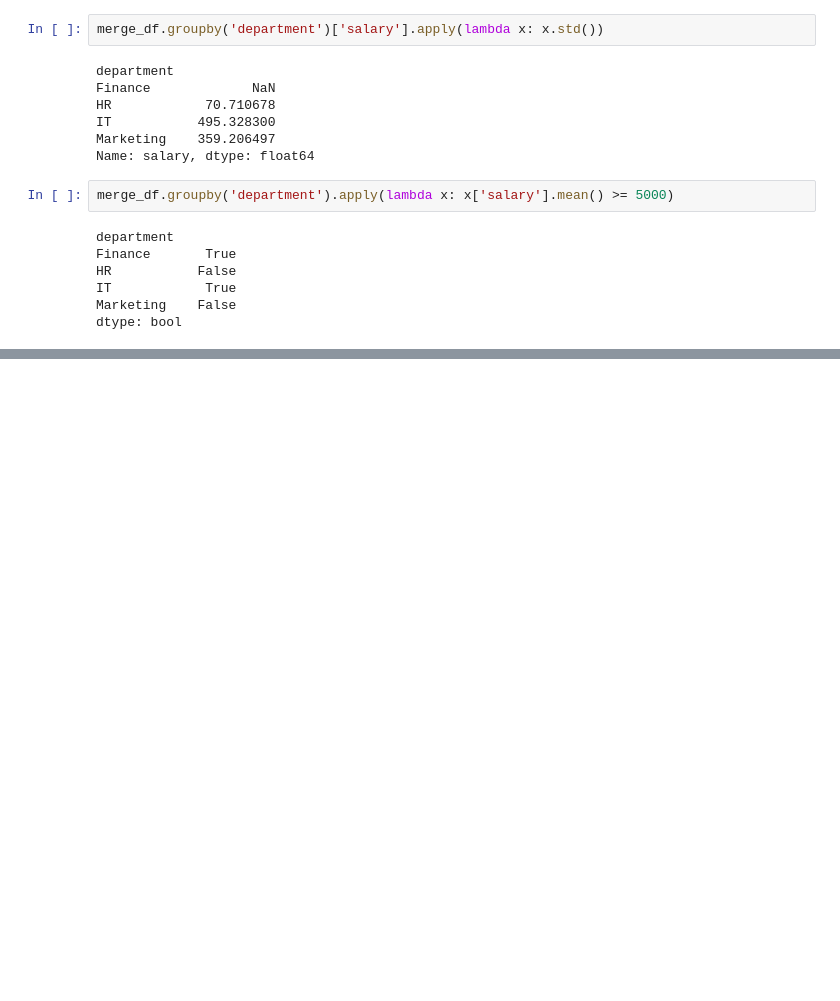
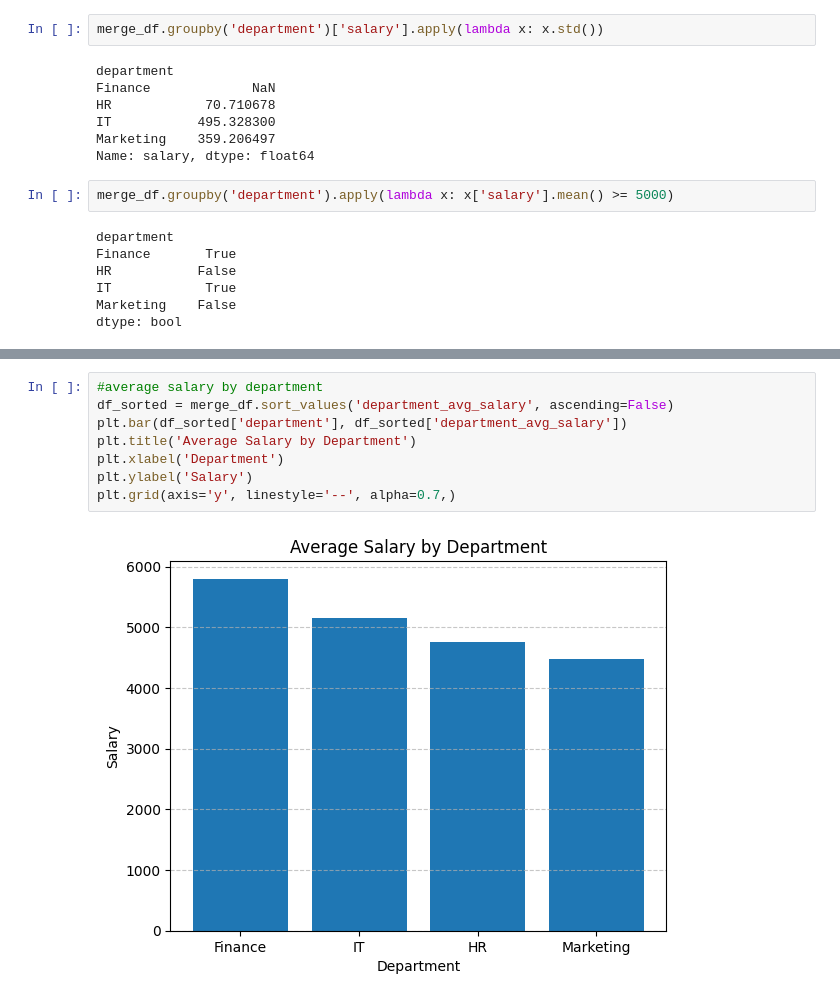
Before and after one commit to Tech-sister/Data-analysis-class, a Jupyter notebook: employee_analysis.ipynb, the cells around one changed output, grey strips where cells are left out. Saved outputs shown, nothing was run; the diff lists cells and outputs as text; blank space fills up the shorter version.

```diff
--- a/employee_analysis.ipynb
+++ b/employee_analysis.ipynb
@@ -1139,0 +1211,10 @@ Name: salary, dtype: float64
+# %%
+#average salary by department
+df_sorted = merge_df.sort_values('department_avg_salary', ascending=False)
+plt.bar(df_sorted['department'], df_sorted['department_avg_salary'])
+plt.title('Average Salary by Department')
+plt.xlabel('Department')
+plt.ylabel('Salary')
+plt.grid(axis='y', linestyle='--', alpha=0.7,)
+# %% [output]
+[figure, added]
```
Also changed, not shown: parts of 48 cells of this notebook, 3 other files.
